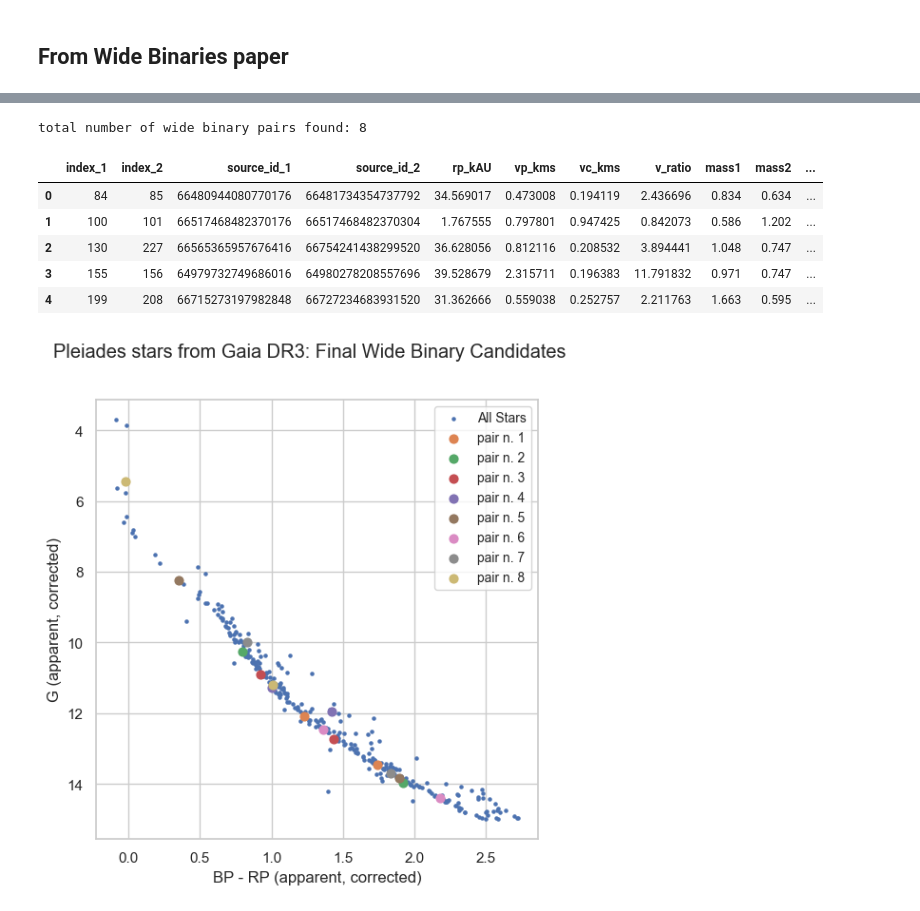
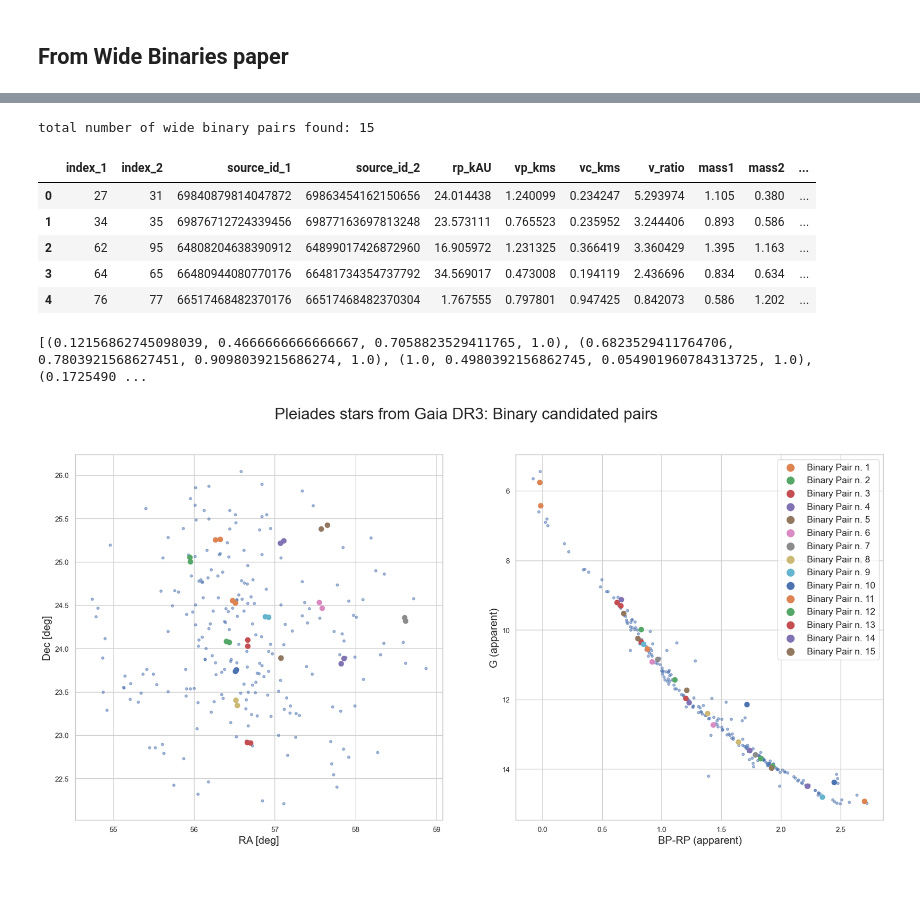
Before and after one commit to marcoboscato/celestial_mechanics, a Jupyter notebook: Exam/Pleiadi_orbits/binary_candidates.ipynb, the cells around one changed output, grey strips where cells are left out. Cells and saved outputs as stored; diff of their text form; code cells hidden in the pictures; blank space fills up the shorter version.

Commit message:
finish result pleiades orbits

```diff
--- a/Exam/Pleiadi_orbits/binary_candidates.ipynb
+++ b/Exam/Pleiadi_orbits/binary_candidates.ipynb
@@ -65,7 +65,8 @@ print(df['radial_velocity'].isna().sum())
 # %%
 ## SELECTING THE STARS THAT DON'T HAVE ANY NAN VALUES
 df = df.dropna()
-df = df[df['duplicated_source']==False]
+df = df[(df['duplicated_source']==False) & (df['ruwe'] < 1.4)]
+
 df.reset_index(inplace=True, drop=True)
 
 print(f"Number of stars in the Pleiades after removing NaN values: {len(df)}")
@@ -74,5 +75,5 @@ Number of stars in the Pleiades after removing NaN values: 332
 # %%
-plotPath = "plots/"
+plotPath = "plots/Wide_Binaries/"
 if not os.path.exists(plotPath):
     os.makedirs(plotPath)
 
@@ -337,6 +335,13 @@ for i, j in combinations(range(len(df_WideBinary)), 2):
     if vp_kms > MAX_DELTA_V:
         continue
 
+    rv1, rv2 = star1['radial_velocity'], star2['radial_velocity']
+    rv_diff = abs(rv1 - rv2)
+    rv_err = np.sqrt(star1['radial_velocity_error']**2 + star2['radial_velocity_error']**2)
+
+    if rv_diff > 3.0 or rv_diff > SIGMA_CUT * rv_err:
+        continue
+
     # Circular velocity
     Mtot = star1["Mass (M_sun)"] + star2["Mass (M_sun)"]
     rp_pc = proj_sep_kau * 4.84814e-3                        #1 kAU is approximately equal to 0.00484814 parsecs
@@ -406,30 +411,53 @@ final_cleaned = deduped_pairs[
 print(f"total number of wide binary pairs found: {final_cleaned.shape[0]}")
 final_cleaned.head()
 # %% [output]
-total number of wide binary pairs found: 8
+total number of wide binary pairs found: 15
 |  | index_1 | index_2 | source_id_1 | source_id_2 | rp_kAU | vp_kms | vc_kms | v_ratio | mass1 | mass2 | ... |
-| 0 | 84 | 85 | 66480944080770176 | 66481734354737792 | 34.569017 | 0.473008 | 0.194119 | 2.436696 | 0.834 | 0.634 | ... |
-| 1 | 100 | 101 | 66517468482370176 | 66517468482370304 | 1.767555 | 0.797801 | 0.947425 | 0.842073 | 0.586 | 1.202 | ... |
-| 2 | 130 | 227 | 66565365957676416 | 66754241438299520 | 36.628056 | 0.812116 | 0.208532 | 3.894441 | 1.048 | 0.747 | ... |
-| 3 | 155 | 156 | 64979732749686016 | 64980278208557696 | 39.528679 | 2.315711 | 0.196383 | 11.791832 | 0.971 | 0.747 | ... |
-| 4 | 199 | 208 | 66715273197982848 | 66727234683931520 | 31.362666 | 0.559038 | 0.252757 | 2.211763 | 1.663 | 0.595 | ... |
+| 0 | 27 | 31 | 69840879814047872 | 69863454162150656 | 24.014438 | 1.240099 | 0.234247 | 5.293974 | 1.105 | 0.380 | ... |
+| 1 | 34 | 35 | 69876712724339456 | 69877163697813248 | 23.573111 | 0.765523 | 0.235952 | 3.244406 | 0.893 | 0.586 | ... |
+| 2 | 62 | 95 | 64808204638390912 | 64899017426872960 | 16.905972 | 1.231325 | 0.366419 | 3.360429 | 1.395 | 1.163 | ... |
+| 3 | 64 | 65 | 66480944080770176 | 66481734354737792 | 34.569017 | 0.473008 | 0.194119 | 2.436696 | 0.834 | 0.634 | ... |
+| 4 | 76 | 77 | 66517468482370176 | 66517468482370304 | 1.767555 | 0.797801 | 0.947425 | 0.842073 | 0.586 | 1.202 | ... |
+# %%
+from matplotlib import cm
+
+# Generate 20 well-separated colors from the 'viridis' colormap
+num_colors = len(final_cleaned)
+colors = [cm.tab20(i / num_colors) for i in range(num_colors)]
+
+# Example usage: print the colors
+print(colors)
+# %% [output]
+[(0.12156862745098039, 0.4666666666666667, 0.7058823529411765, 1.0), (0.6823529411764706, 0.7803921568627451, 0.9098039215686274, 1.0), (1.0, 0.4980392156862745, 0.054901960784313725, 1.0), (0.1725490 ...
 # %%
-# Plot the final candidates in the CMD
-fig, ax = plt.subplots(figsize=(6, 6))
-fig.suptitle("Pleiades stars from Gaia DR3: Final Wide Binary Candidates")
-ax.scatter(df['bp_rp'], df["phot_g_mean_mag"], s=5, label='All Stars')
+## Check plot:
+fig, ax = plt.subplots(1, 2, figsize=(22, 10))
+fig.suptitle("Pleiades stars from Gaia DR3: Binary candidated pairs", fontsize=24)
+ax[0].scatter(df["ra"], df["dec"], s=15, alpha=0.5)
 for _, row in final_cleaned.iterrows():
     star1 = df[df["source_id"] == row["source_id_1"]].iloc[0]
     star2 = df[df["source_id"] == row["source_id_2"]].iloc[0]
-    ax.scatter([star1['bp_rp'], star2['bp_rp']],
-               [star1['phot_g_mean_mag'], star2['phot_g_mean_mag']],
-               alpha=1.0, s=40, label='pair n. {}'.format(_+1))
-ax.legend(loc='upper right', fontsize='small')
-ax.set_xlabel("BP - RP (apparent, corrected)")
-ax.set_ylabel("G (apparent, corrected)")
-ax.invert_yaxis()
+    ax[0].scatter([star1['ra'], star2['ra']],
+                  [star1['dec'], star2['dec']],
+                  alpha=1.0, s=55)
+ax[0].set_xlabel("RA [deg]", fontsize=16)
+ax[0].set_ylabel("Dec [deg]", fontsize=16)
+
+ax[1].scatter(df["bp_rp"], df["phot_g_mean_mag"], s=15, alpha=0.5)
+for _, row in final_cleaned.iterrows():
+    star1 = df[df["source_id"] == row["source_id_1"]].iloc[0]
+    star2 = df[df["source_id"] == row["source_id_2"]].iloc[0]
+    ax[1].scatter([star1['bp_rp'], star2['bp_rp']],
+                  [star1['phot_g_mean_mag'], star2['phot_g_mean_mag']],
+                  alpha=1.0, s=55, label='Binary Pair n. {}'.format(_+1))
+ax[1].set_ylabel("G (apparent)", fontsize=16)
+ax[1].set_xlabel("BP-RP (apparent)", fontsize=16)
+ax[1].invert_yaxis()
+ax[1].legend(loc='upper right', fontsize=14, markerscale=1.5)
+
+
 if save:
-    final_cleaned.to_csv("DATA/Pleiades_Wide_Binary_Candidates.csv", index=False)
+    final_cleaned.to_csv("DATA/Wide_Binaries/Pleiades_Wide_Binary_Candidates.csv", index=False)
     fig.savefig(plotPath+"Pleiades_Wide_Binary_Candidates.png", dpi=300)
 # %% [output]
-[figure, old version]
+[figure, new version]
```
Also changed, not shown: parts of 11 cells of this notebook, 52 other files.
